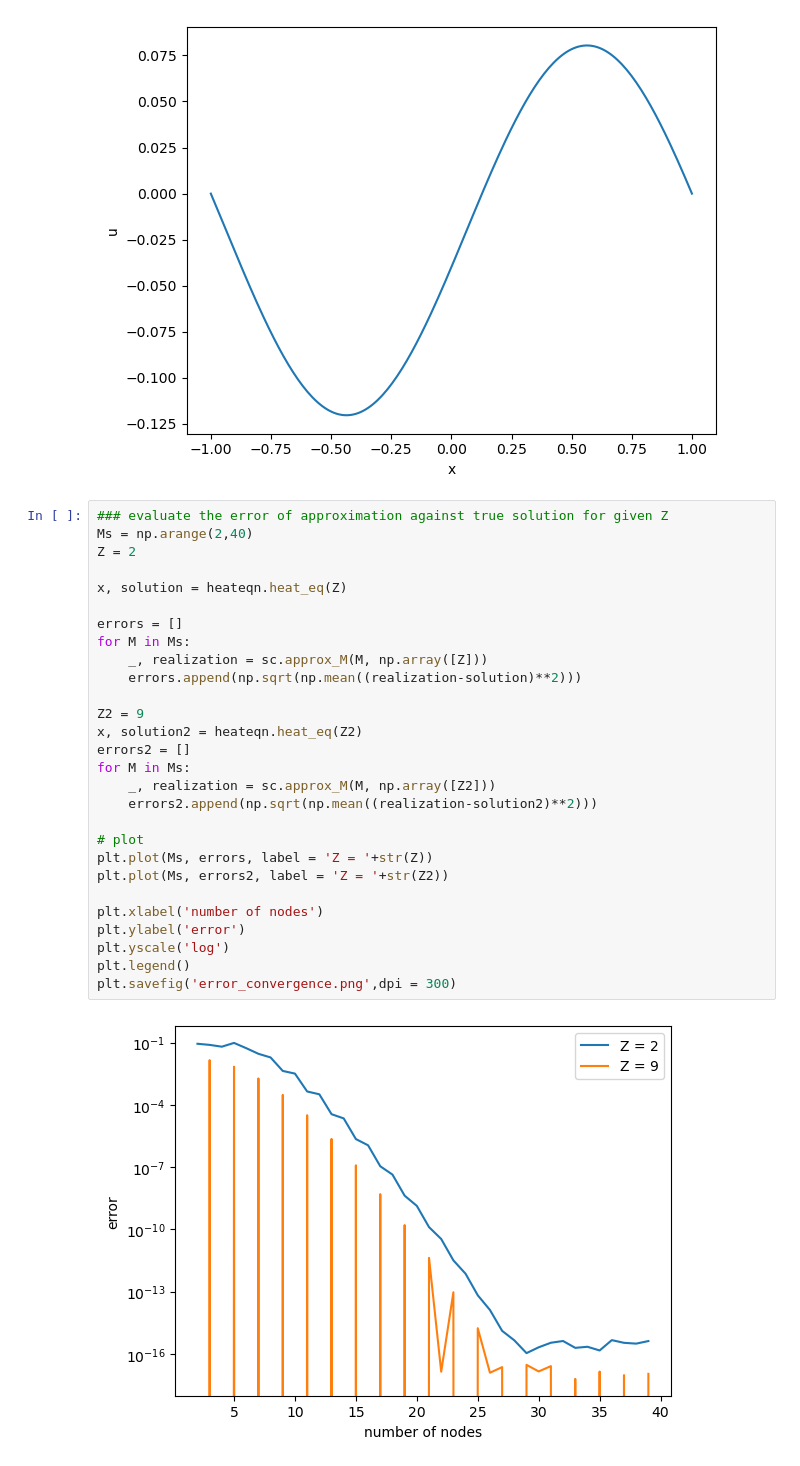
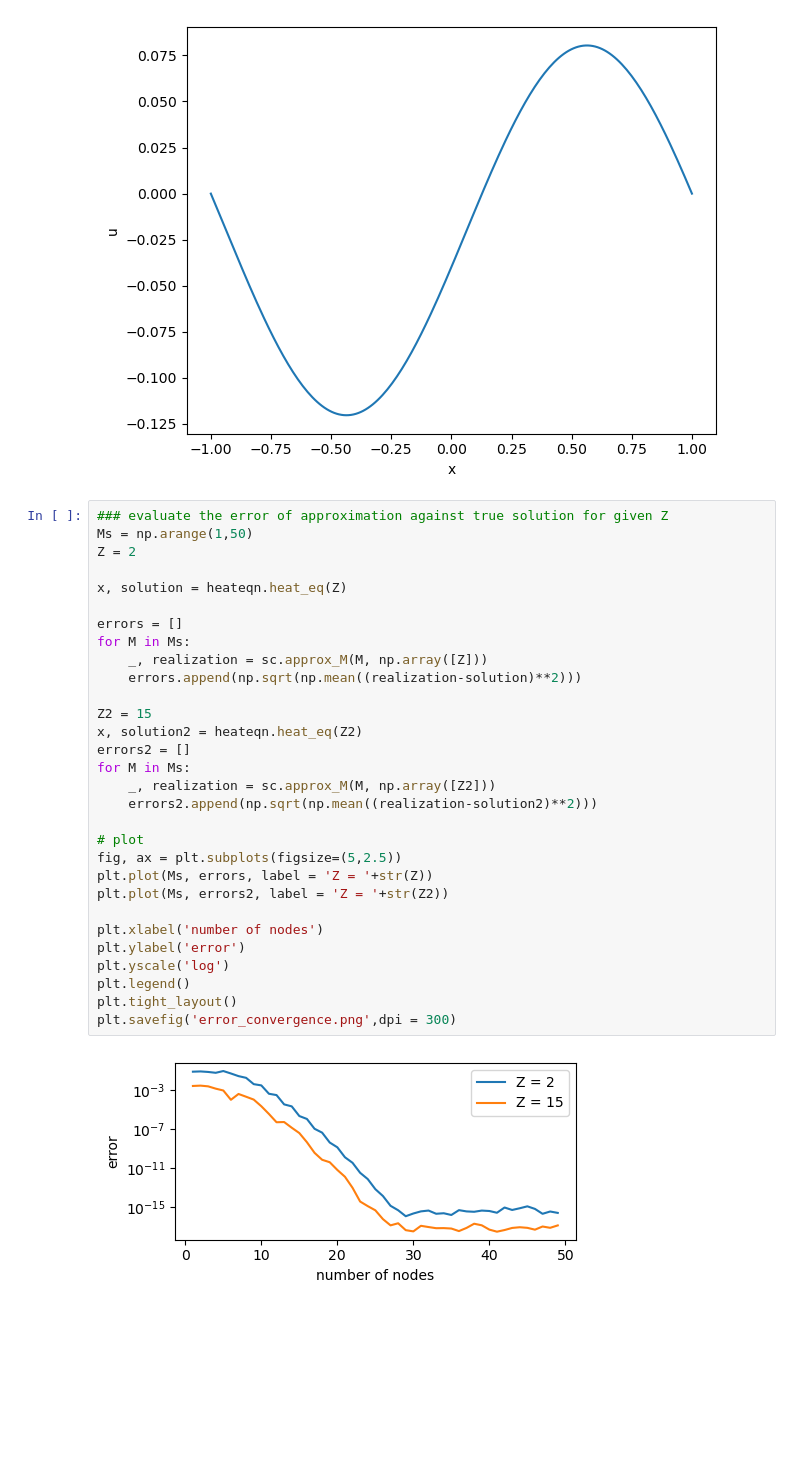
Before and after one commit to NiklasSchaaf/UQ_2023, a Jupyter notebook: homework_6/plotting_hw6.ipynb, the cells around one changed output. Drawn from its saved outputs; the diff is of its cells as text; blank space fills up the shorter version.

Commit message:
plotting script final

```diff
--- a/homework_6/plotting_hw6.ipynb
+++ b/homework_6/plotting_hw6.ipynb
@@ -8,31 +8,33 @@ import heateqn
 [figure]
 # %%
 ### evaluate the error of approximation against true solution for given Z
-Ms = np.arange(2,40)
+Ms = np.arange(1,50)
 Z = 2
 
 x, solution = heateqn.heat_eq(Z)
 
 errors = []
 for M in Ms:
     _, realization = sc.approx_M(M, np.array([Z]))
     errors.append(np.sqrt(np.mean((realization-solution)**2)))
 
-Z2 = 9
+Z2 = 15
 x, solution2 = heateqn.heat_eq(Z2)
 errors2 = []
 for M in Ms:
     _, realization = sc.approx_M(M, np.array([Z2]))
     errors2.append(np.sqrt(np.mean((realization-solution2)**2)))
 
 # plot
+fig, ax = plt.subplots(figsize=(5,2.5))
 plt.plot(Ms, errors, label = 'Z = '+str(Z))
 plt.plot(Ms, errors2, label = 'Z = '+str(Z2))
 
 plt.xlabel('number of nodes')
 plt.ylabel('error')
 plt.yscale('log')
 plt.legend()
+plt.tight_layout()
 plt.savefig('error_convergence.png',dpi = 300)
 # %% [output]
-[figure, old version]
+[figure, new version]
```
Also changed, not shown: parts of 6 cells of this notebook, 4 other files.
